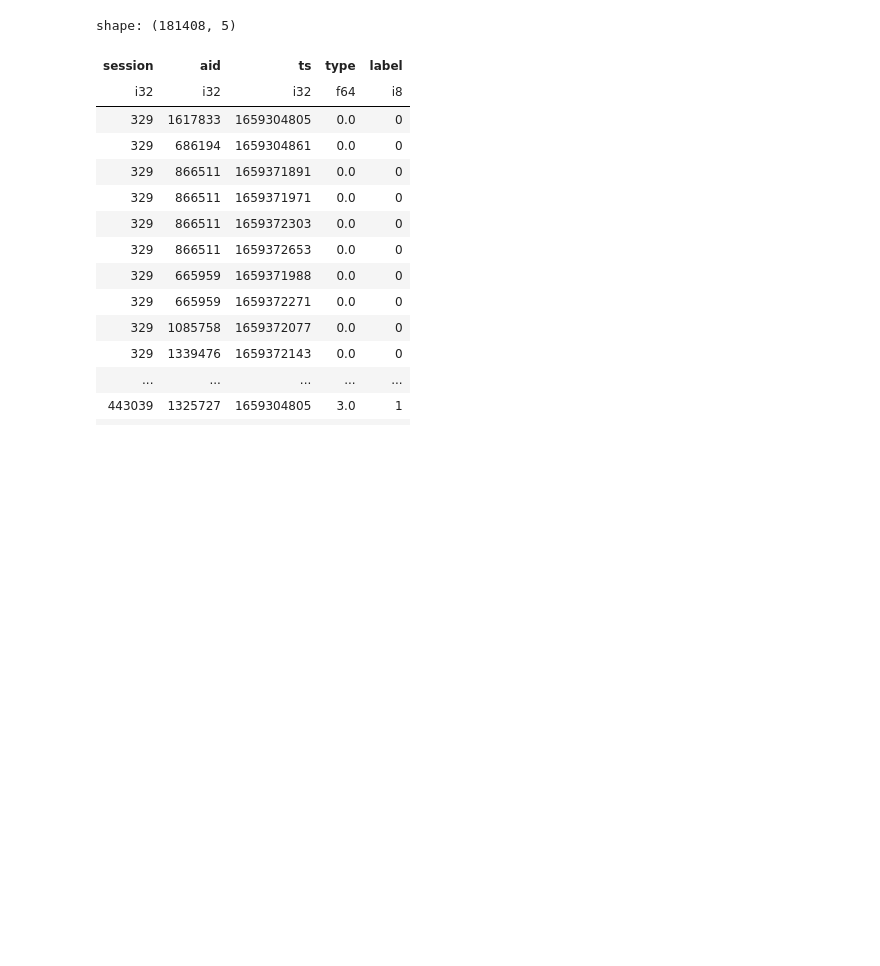
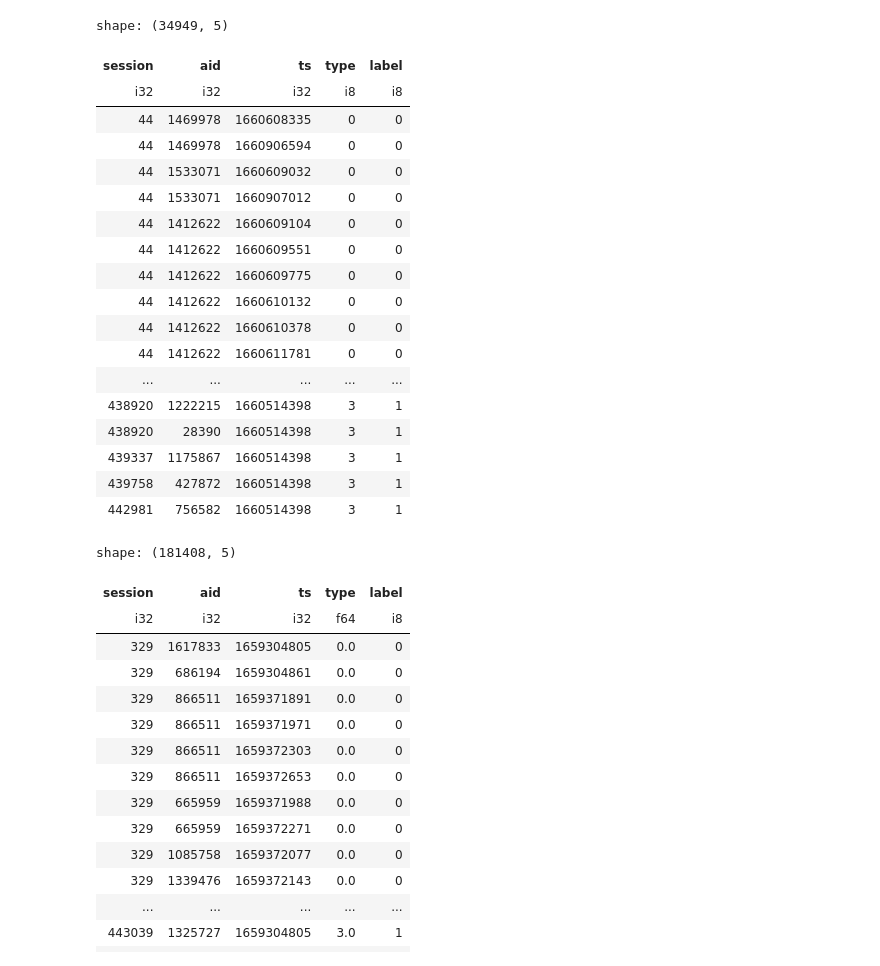
Before and after one commit to Kaggle-Competitions-Code/otto-recommender-system, a Jupyter notebook: notebook/feature.ipynb, the cells around one changed output. Drawn from its saved outputs; the diff is of its cells as text; code cells hidden in the pictures; blank space fills up the shorter version.

```diff
--- a/notebook/feature.ipynb
+++ b/notebook/feature.ipynb
@@ -27,3 +22,13 @@ def read_parquet(f):
+# %%
+DATASET_PATH = "../data/input"
+
+TYPE_MAP = {'clicks':0, 'carts':1, 'orders':2}
+
+def read_parquet(f):
+    df = pd.read_parquet(f)
+    df.ts = (df.ts/1000).astype('int32')
+    df['type'] = df['type'].map(TYPE_MAP).astype('int8')
+    return df
 # %%
-train_files: list = sorted(glob.glob(os.path.join(DATASET_PATH, "otto-validation/train_parquet/*.parquet")))
+train_files: list = sorted(glob.glob(os.path.join(DATASET_PATH, "otto-test-chunk-candidates-top100/train_chunk_data/train_chunk_data/*.parquet")))
 # train_files
@@ -67,20 +37,18 @@ Wall time: 3.69 s
 
 OFFSET = 0
 
-aid_candidates = df_train["aid"].unique()
-
 df_train = pd.concat([read_parquet(t) for t in train_files[0:4]])
 
 df_train = df_train[df_train["session"].isin(pd.DataFrame(np.random.choice(df_train.session.unique(), int(TRAIN_SESSION_SAMPLE_SIZE))).rename({0: "session"}, axis=1)["session"])]
 train_ts_maximal = df_train["ts"].max()
-df_train_label = df_train[((train_ts_maximal-df_train["ts"]) < (OFFSET+14)*24*60*60)&((train_ts_maximal-df_train["ts"]) >= (OFFSET)*24*60*60)].reset_index(drop=True)
+# train_ts_minimal = df_train["ts"].min()
+df_train_label = df_train[((train_ts_maximal-df_train["ts"]) < (OFFSET+7*0.2)*24*60*60)&((train_ts_maximal-df_train["ts"]) >= (OFFSET)*24*60*60)].reset_index(drop=True)
 df_train_label = df_train_label[(df_train_label["type"]==TYPE_MAP["carts"])|(df_train_label["type"]==TYPE_MAP["orders"])]
 df_train_label = df_train_label.sort_values(['session','ts'],ascending=[True,True])
-df_train_label['n'] = df_train_label.groupby('session').cumcount()
-df_train_label = df_train_label.loc[df_train_label.n<20].drop('n',axis=1)
-df_train_label
+# df_train_label['n'] = df_train_label.groupby('session').cumcount()
+# df_train_label = df_train_label.loc[df_train_label.n<20].drop('n',axis=1)
 
-df_train = df_train[((train_ts_maximal-df_train["ts"]) >= (OFFSET+14)*24*60*60)&((train_ts_maximal-df_train["ts"]) < (OFFSET+21)*24*60*60)].reset_index(drop=True)
+df_train = df_train[((train_ts_maximal-df_train["ts"]) >= (OFFSET+7*0.2)*24*60*60)&((train_ts_maximal-df_train["ts"]) < (OFFSET+7)*24*60*60)].reset_index(drop=True)
 df_train_label["label"] = 1
 df_train_label = df_train_label[["session", "aid", "label"]].drop_duplicates(subset=["session", "aid"])
 train_ts_minimal = df_train["ts"].min()
@@ -90,5 +58,5 @@ df_train["label"] = df_train["label"].astype("int8")
 df_train["type"] = df_train["type"].astype("int8")
 df_train["ts"] = df_train["ts"].astype("int32")
 df_train["label"].value_counts()
-df_train_label
+# df_train_label
 # %% [output]
@@ -118,0 +91,23 @@ def carts_count(df):
+# %%
+df = pl.DataFrame(df_train)
+df
+# %% [output]
+shape: (34949, 5)
+| session | aid | ts | type | label |
+| i32 | i32 | i32 | i8 | i8 |
+| 44 | 1469978 | 1660608335 | 0 | 0 |
+| 44 | 1469978 | 1660906594 | 0 | 0 |
+| 44 | 1533071 | 1660609032 | 0 | 0 |
+| 44 | 1533071 | 1660907012 | 0 | 0 |
+| 44 | 1412622 | 1660609104 | 0 | 0 |
+| 44 | 1412622 | 1660609551 | 0 | 0 |
+| 44 | 1412622 | 1660609775 | 0 | 0 |
+| 44 | 1412622 | 1660610132 | 0 | 0 |
+| 44 | 1412622 | 1660610378 | 0 | 0 |
+| 44 | 1412622 | 1660611781 | 0 | 0 |
+| ... | ... | ... | ... | ... |
+| 438920 | 1222215 | 1660514398 | 3 | 1 |
+| 438920 | 28390 | 1660514398 | 3 | 1 |
+| 439337 | 1175867 | 1660514398 | 3 | 1 |
+| 439758 | 427872 | 1660514398 | 3 | 1 |
+| 442981 | 756582 | 1660514398 | 3 | 1 |
```
Also changed, not shown: parts of 9 cells of this notebook, 7 other files.
